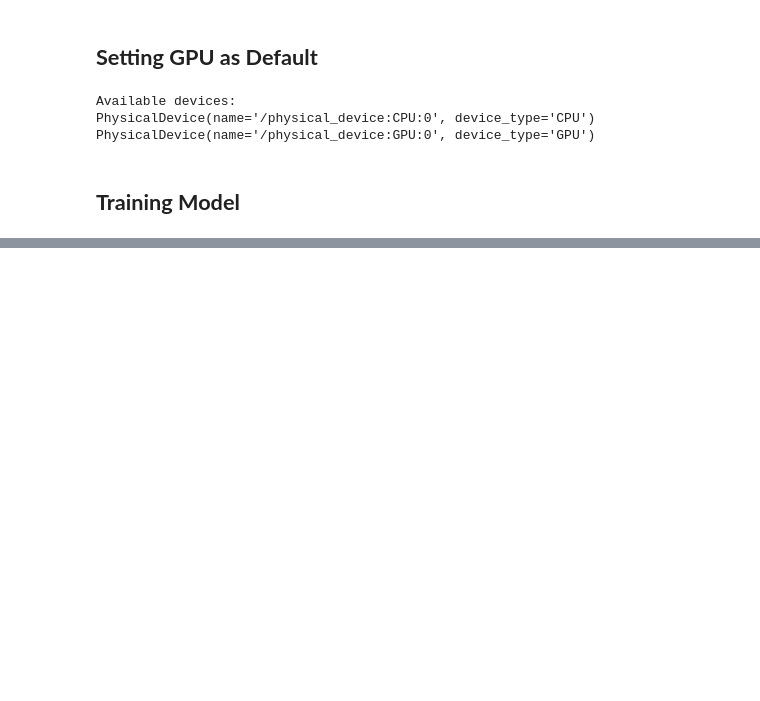
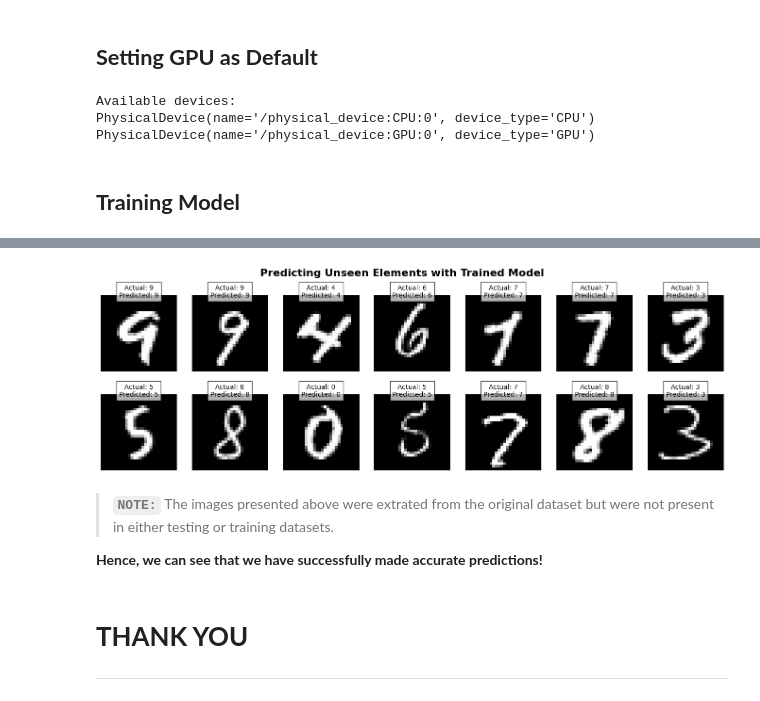
Before and after one commit to manjit-baishya-datascience/MNIST-Digit-Classification, a Jupyter notebook: mnist-digit-classification.ipynb, the cells around one changed output, grey strips where cells are left out. Saved outputs shown, nothing was run; the diff lists cells and outputs as text; code cells hidden in the pictures; blank space fills up the shorter version.

```diff
--- a/mnist-digit-classification.ipynb
+++ b/mnist-digit-classification.ipynb
@@ -209,0 +266,14 @@ Model: "sequential"
+# %%
+def predict_image(X_final, y_final):
+
+    # converting arrays to tensors
+    X_final = tf.convert_to_tensor(X_final, dtype=tf.float32)
+    y_final = tf.convert_to_tensor(y_final, dtype=tf.int32)
+
+    # make predictions
+    y_pred_final = model.predict(X_final)
+
+    # choosing the most resembling class
+    y_pred_classes = np.argmax(y_pred_final, axis=1)
+
+    return y_final, y_pred_classes
@@ -209,0 +282,3 @@ Model: "sequential"
+# %%
+# predict the images
+y_final, y_pred_classes = predict_image(X_final, y_final)
@@ -209,0 +287,33 @@ Model: "sequential"
+# %%
+# enabling numpy behavior in TensorFlow
+tf.experimental.numpy.experimental_enable_numpy_behavior()
+
+# creating a 2x7 subplot
+fig, axes = plt.subplots(2, 7, figsize=(17, 5))
+
+for i, ax in enumerate(axes.flat):
+
+    # plotting each digit
+    ax.imshow(X_final[i].reshape(28, 28), cmap='gray')
+
+    # adding actual and predicted class labels
+    actual_class = y_final[i]
+    predicted_class = y_pred_classes[i]
+    ax.text(0.5, 1.05, f'Actual: {actual_class}\nPredicted: {predicted_class}',
+            transform=ax.transAxes, ha='center', va='center', fontsize=10,
+            bbox=dict(facecolor='white', alpha=0.7))
+
+    ax.axis('off')
+
+# adding a title over the entire plot
+fig.suptitle('Predicting Unseen Elements with Trained Model', fontsize=16, fontweight='bold')
+plt.show()
+# %% [output]
+[figure, added]
+# %% [markdown]
+> **`NOTE:`** The images presented above were extrated from the original dataset but were not present in either testing or training datasets.
+
+**Hence, we can see that we have successfully made accurate predictions!**
+# %% [markdown]
+# **THANK YOU**
+---
```
Also changed, not shown: parts of 11 cells of this notebook.
